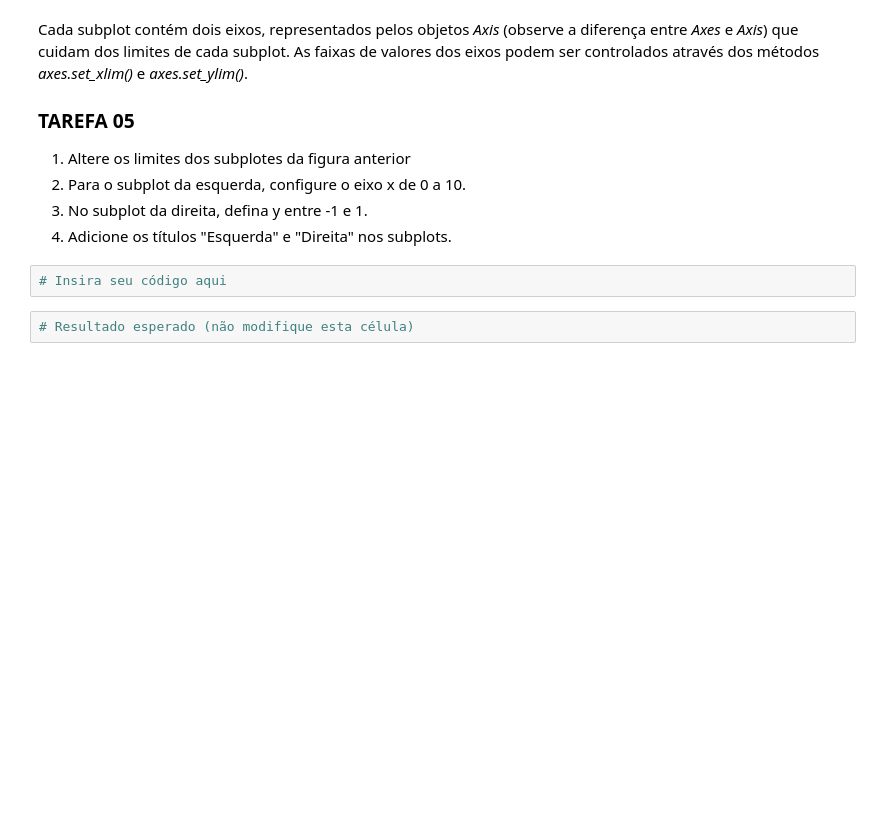
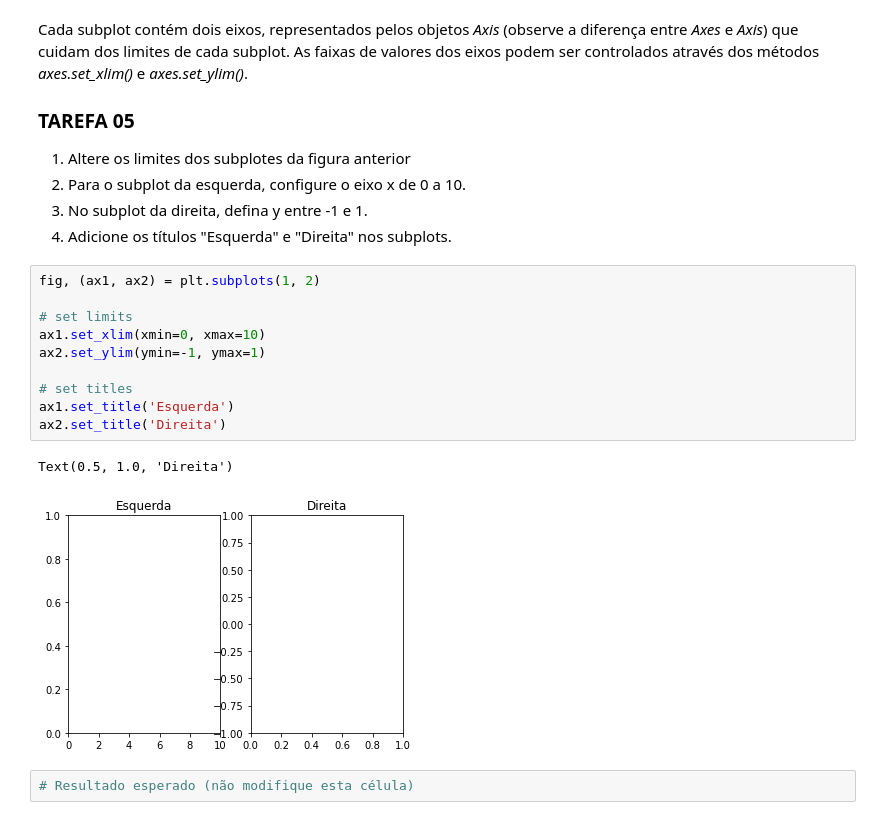
Before and after one commit to cpoles/data_science, a Jupyter notebook: awari/visualizacao_exploratoria_exercicios-master/01-exercicios-matplotlib/visualizacao_com_matplotlib.ipynb, the cells around one changed output. Drawn from its saved outputs; the diff is of its cells as text; blank space fills up the shorter version.

```diff
--- a/awari/visualizacao_exploratoria_exercicios-master/01-exercicios-matplotlib/visualizacao_com_matplotlib.ipynb
+++ b/awari/visualizacao_exploratoria_exercicios-master/01-exercicios-matplotlib/visualizacao_com_matplotlib.ipynb
@@ -148,8 +169,19 @@ Cada subplot contém dois eixos, representados pelos objetos *Axis* (observe a d
 2. Para o subplot da esquerda, configure o eixo x de 0 a 10.
 3. No subplot da direita, defina y entre -1 e 1.
 4. Adicione os títulos "Esquerda" e "Direita" nos subplots.
-# %%
-# Insira seu código aqui
+# %%
+fig, (ax1, ax2) = plt.subplots(1, 2)
+
+# set limits
+ax1.set_xlim(xmin=0, xmax=10)
+ax2.set_ylim(ymin=-1, ymax=1)
+
+# set titles
+ax1.set_title('Esquerda')
+ax2.set_title('Direita')
+# %% [output]
+Text(0.5, 1.0, 'Direita')
+[figure, added]
 # %%
 # Resultado esperado (não modifique esta célula)
 # %% [output]
```
Also changed, not shown: parts of 19 cells of this notebook, 1 other file.
